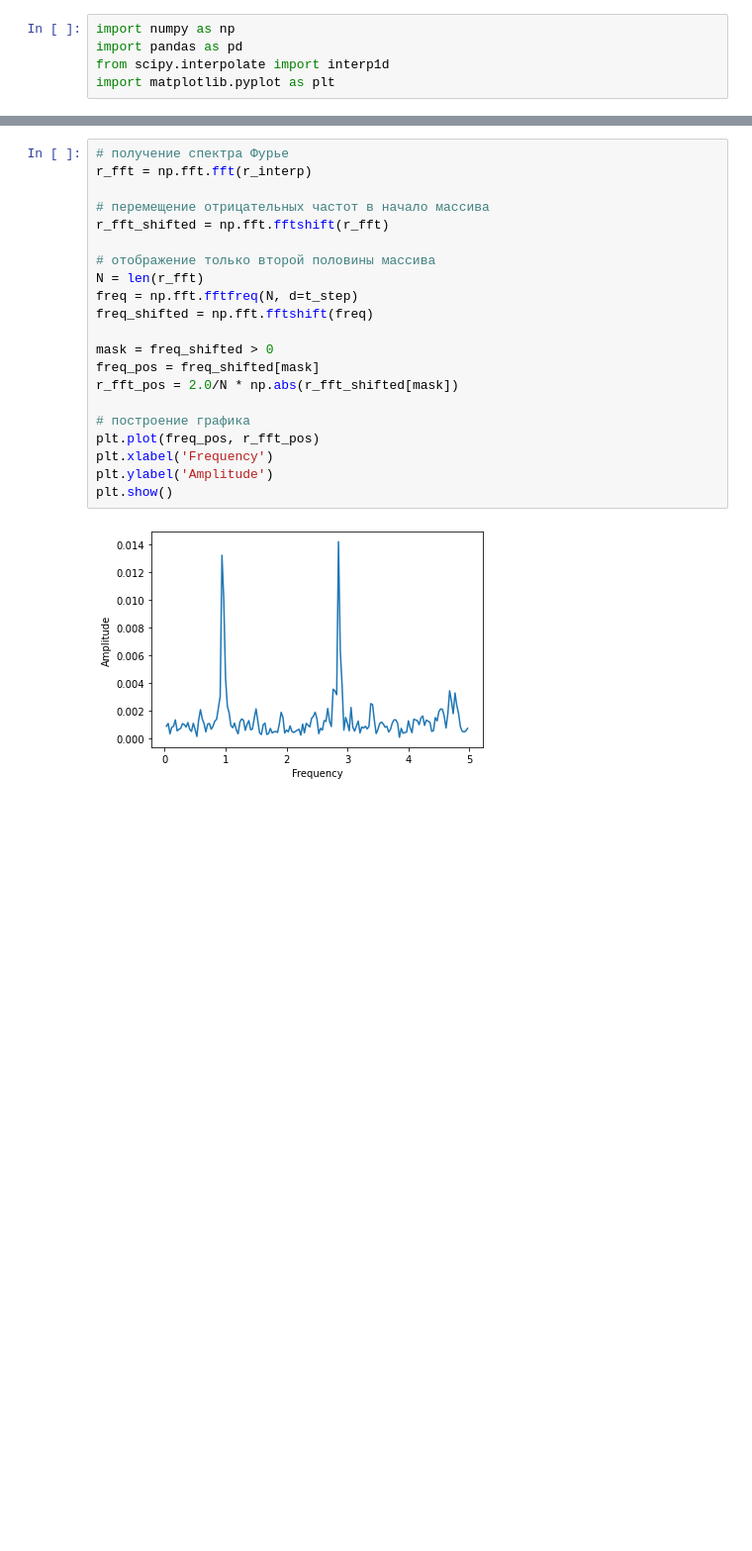
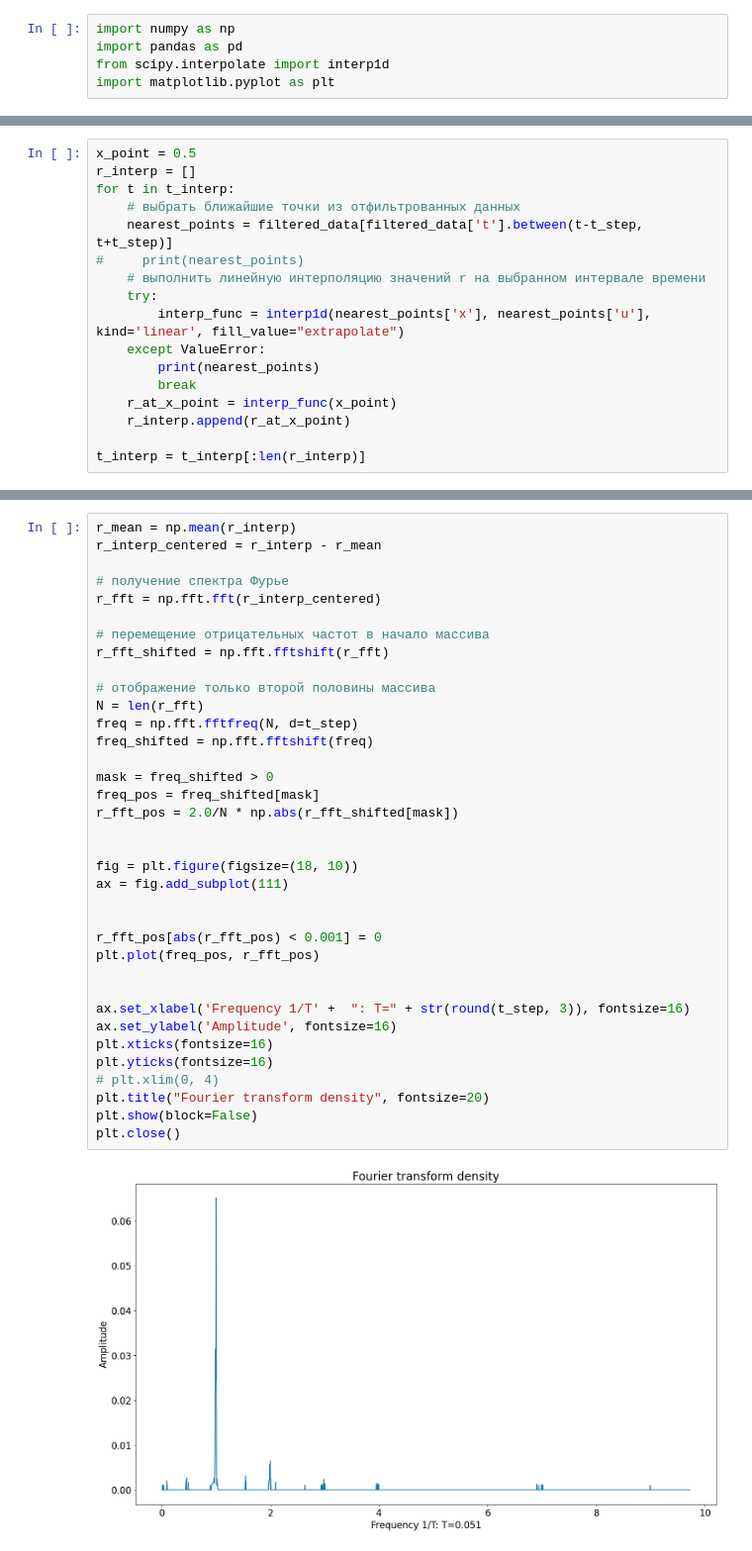
Before and after one commit to nelly125/CP_5th_course, a Jupyter notebook: Godunov_solver/Jupyter notebooks/Fourier transform.ipynb, the cells around one changed output, grey strips where cells are left out. Shown at 99% size. Saved outputs shown, nothing was run; the diff lists cells and outputs as text; blank space fills up the shorter version.

```diff
--- a/Godunov_solver/Jupyter notebooks/Fourier transform.ipynb
+++ b/Godunov_solver/Jupyter notebooks/Fourier transform.ipynb
@@ -58,0 +51,17 @@ plt.show()
+# %%
+x_point = 0.5
+r_interp = []
+for t in t_interp:
+    # выбрать ближайшие точки из отфильтрованных данных
+    nearest_points = filtered_data[filtered_data['t'].between(t-t_step, t+t_step)]
+#     print(nearest_points)
+    # выполнить линейную интерполяцию значений r на выбранном интервале времени
+    try:
+        interp_func = interp1d(nearest_points['x'], nearest_points['u'], kind='linear', fill_value="extrapolate")
+    except ValueError:
+        print(nearest_points)
+        break
+    r_at_x_point = interp_func(x_point)
+    r_interp.append(r_at_x_point)
+
+t_interp = t_interp[:len(r_interp)]
@@ -59,23 +87,38 @@ plt.show()
 # %%
+r_mean = np.mean(r_interp)
+r_interp_centered = r_interp - r_mean
+
 # получение спектра Фурье
-r_fft = np.fft.fft(r_interp)
+r_fft = np.fft.fft(r_interp_centered)
 
 # перемещение отрицательных частот в начало массива
 r_fft_shifted = np.fft.fftshift(r_fft)
 
 # отображение только второй половины массива
 N = len(r_fft)
 freq = np.fft.fftfreq(N, d=t_step)
 freq_shifted = np.fft.fftshift(freq)
 
 mask = freq_shifted > 0
 freq_pos = freq_shifted[mask]
 r_fft_pos = 2.0/N * np.abs(r_fft_shifted[mask])
 
-# построение графика
+
+fig = plt.figure(figsize=(18, 10))
+ax = fig.add_subplot(111)
+
+
+r_fft_pos[abs(r_fft_pos) < 0.001] = 0
 plt.plot(freq_pos, r_fft_pos)
-plt.xlabel('Frequency')
-plt.ylabel('Amplitude')
-plt.show()
+
+
+ax.set_xlabel('Frequency 1/T' +  ": T=" + str(round(t_step, 3)), fontsize=16)
+ax.set_ylabel('Amplitude', fontsize=16)
+plt.xticks(fontsize=16)
+plt.yticks(fontsize=16)
+# plt.xlim(0, 4)
+plt.title("Fourier transform density", fontsize=20)
+plt.show(block=False)
+plt.close()
 # %% [output]
-[figure, old version]
+[figure, new version]
```
Also changed, not shown: parts of 12 cells of this notebook, 8 other files.
